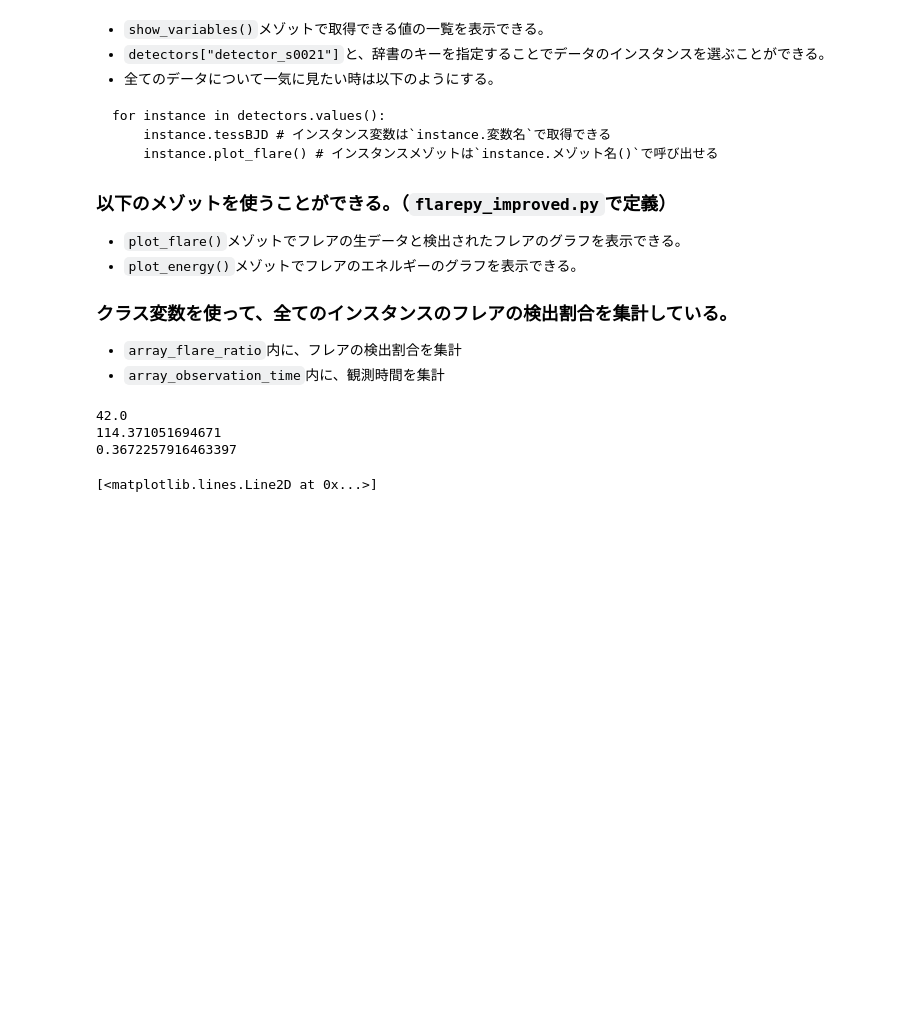
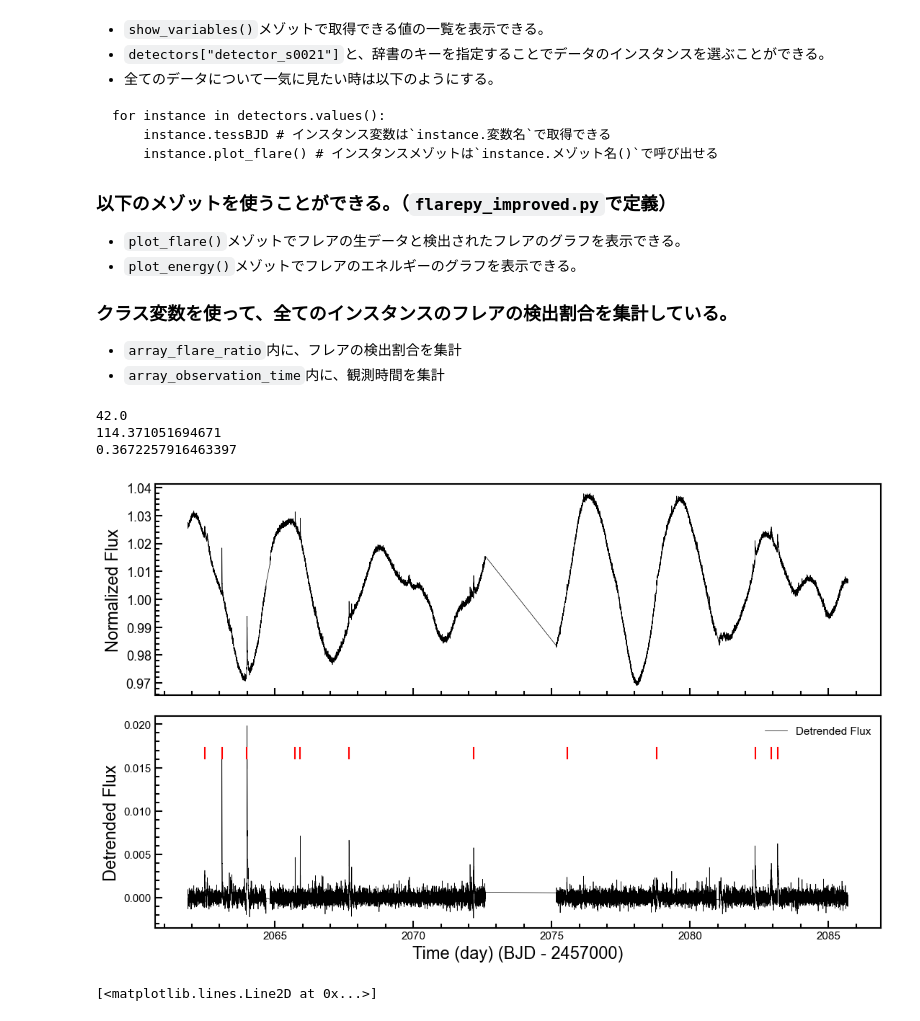
Before and after one commit to yama662607/kyoto-flare-detection, a Jupyter notebook: notebooks/flare_detect_DS_Tuc_A.ipynb, the cells around one changed output. Saved outputs shown, nothing was run; the diff lists cells and outputs as text; code cells hidden in the pictures; blank space fills up the shorter version.

```diff
--- a/notebooks/flare_detect_DS_Tuc_A.ipynb
+++ b/notebooks/flare_detect_DS_Tuc_A.ipynb
@@ -115,6 +142,72 @@ for detector in detectors.values():
     ave = np.mean(sflux)
     print(f"mean={detector.flux_mean}")
 print(ave)
+# %%
+tessBJD = detectors["detector_s0028"].tessBJD
+mPDCSAPflux = detectors["detector_s0028"].mPDCSAPflux
+s2mPDCSAPflux = detectors["detector_s0028"].s2mPDCSAPflux
+peaktime = detectors["detector_s0028"].peaktime
+
+plt.rcParams["xtick.major.width"] = 1.5
+plt.rcParams["ytick.major.width"] = 1.5
+plt.rcParams["axes.linewidth"] = 1.5
+plt.rcParams["xtick.major.size"] = 7
+plt.rcParams["ytick.major.size"] = 7
+plt.rcParams["xtick.minor.visible"] = True
+plt.rcParams["ytick.minor.visible"] = True
+plt.rcParams["xtick.minor.width"] = 1.5
+plt.rcParams["ytick.minor.width"] = 1.5
+plt.rcParams["xtick.minor.size"] = 4
+plt.rcParams["ytick.minor.size"] = 4
+plt.rcParams["xtick.direction"] = "in"
+plt.rcParams["ytick.direction"] = "in"
+plt.rcParams["font.family"] = "Arial"
+plt.rcParams["pdf.fonttype"] = 42
+plt.rcParams["ps.fonttype"] = 42
+
+# 2つのサブプロットを作成 (生の光度曲線とデトレンド後)
+fig, axs = plt.subplots(nrows=2, ncols=1, sharex=True, figsize=(13, 8))
+fig.subplots_adjust(hspace=0.1)  # サブプロット間の垂直方向のスペースを調整
+
+# 1つ目のサブプロット: 生の光度曲線
+axs[0].plot(tessBJD, mPDCSAPflux, color="black", linestyle="-", label="Normalized Flux", lw=0.5)
+axs[0].set_ylabel("Normalized Flux", fontsize=17)
+axs[0].tick_params(labelsize=13)
+# axs[0].legend(loc='upper right', fontsize=11).get_frame().set_alpha(0)
+# axs[0].title(title, fontsize=17)
+# 2つ目のサブプロット: デトレンド後
+if s2mPDCSAPflux is not None:
+    axs[1].plot(tessBJD, s2mPDCSAPflux, color="black", linestyle="-", label="Detrended Flux", lw=0.5)
+
+    # フレアのピーク位置を線で示す
+    if peaktime is not None:
+        ymin = np.max(s2mPDCSAPflux * 1.1)
+        ymax = np.max(s2mPDCSAPflux * 1.3)
+        for peak in peaktime:
+            # ここでのy座標の範囲は適宜調整してください。
+            # Plotlyのy=[0.023, 0.0243]は相対的な範囲なので、
+            # Matplotlibではデータに合わせて絶対的なy軸の範囲を考慮する必要があります。
+            # 例として、y軸の最小値から少し上の範囲を仮定しています。
+            axs[1].axvline(x=peak, ymin=0.8, ymax=0.85, color="red", linestyle="-", linewidth=1.5)
+            # もしデータに合わせてy座標を調整したい場合は、以下のようにすることもできます。
+            # axs[1].plot([peak, peak], [min_flux_val * 1.02, min_flux_val * 1.05]
+            #             color="red", linestyle="--", linewidth=1)
+
+    axs[1].set_xlabel("Time (day) (BJD - 2457000)", fontsize=17)  # Plotlyに合わせてラベルを修正
+    axs[1].set_ylabel("Detrended Flux", fontsize=17)
+    axs[1].tick_params(labelsize=13)
+    # axs[1].legend(loc='upper right', fontsize=11).get_frame().set_alpha(0)
+    plt.tick_params(labelsize=11)
+    leg = plt.legend(loc="upper right", fontsize=11)
+    leg.get_frame().set_alpha(0)  # 背景を完全に透明にする
+    plt.savefig("./DS Tuc A/s0028_DSTucA_lightcurve.pdf", format="pdf", bbox_inches="tight")
+
+# グラフタイトル
+# fig.title(title, fontsize=16)
+
+plt.show()
+# %% [output]
+[figure, added]
 # %%
 detectors["detector_s0067"].flare_number
 # %%
```
Also changed, not shown: parts of 4 cells of this notebook, 8 other files.
